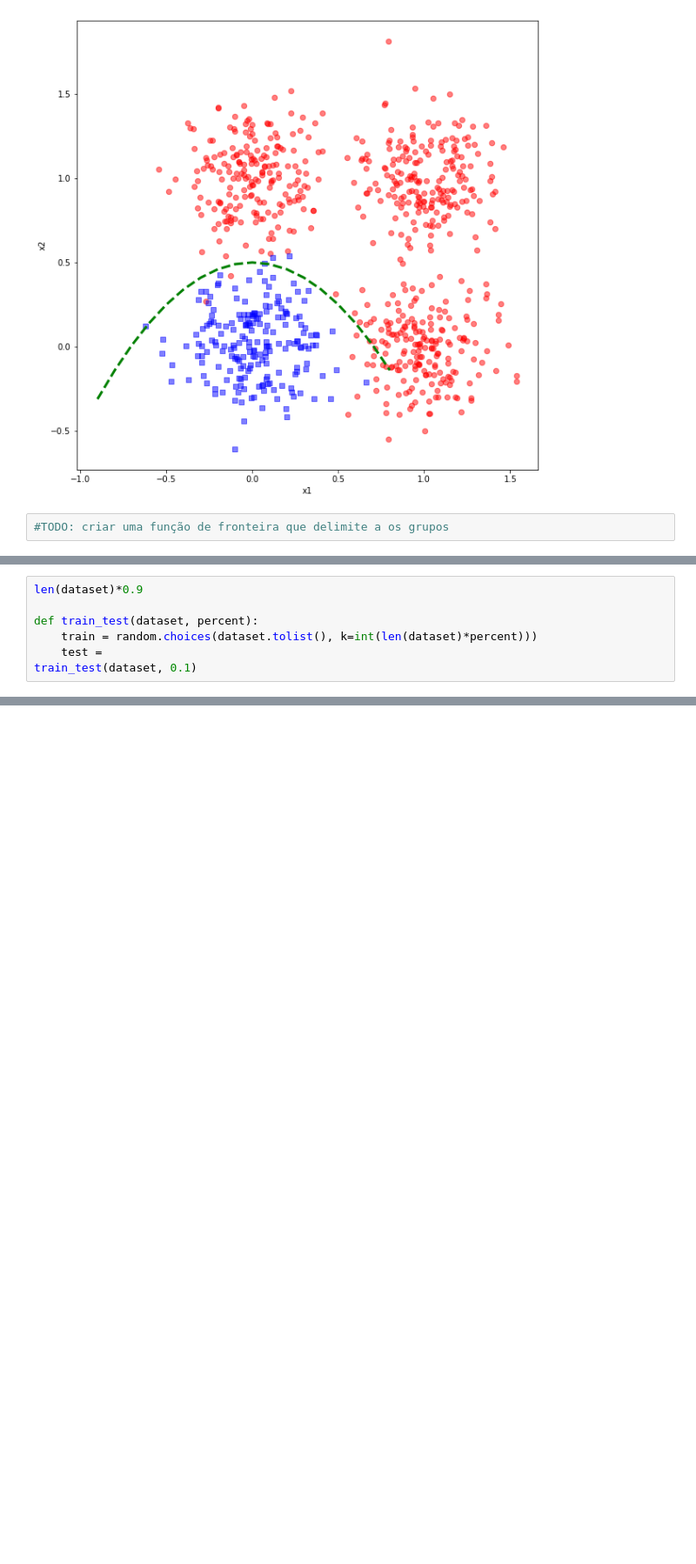
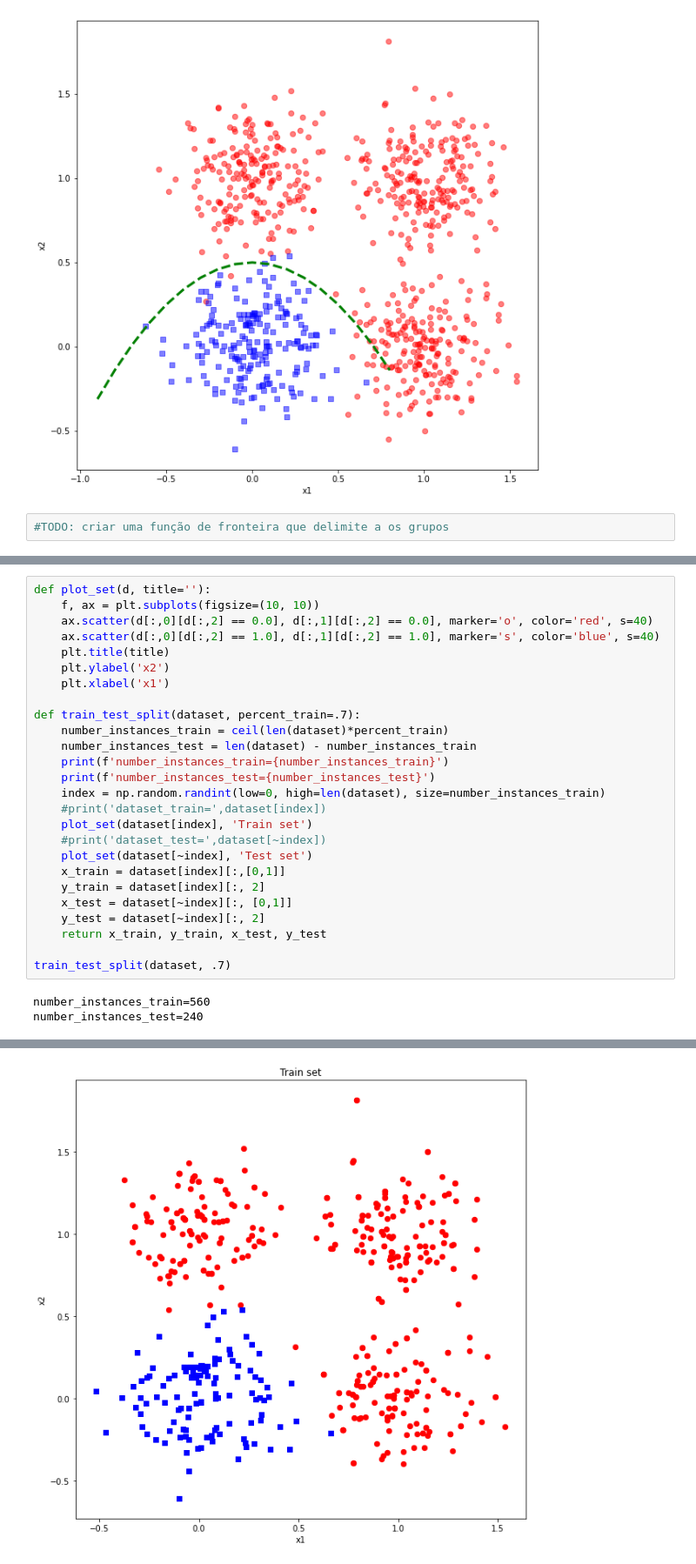
Before and after one commit to userddssilva/Perceptron-PP2-RNA2020.1, a Jupyter notebook: notebooks/validacao_holdout_(parte_3).ipynb, the cells around one changed output, grey strips where cells are left out. Shown at 87% size. Cells and saved outputs as stored; diff of their text form; blank space fills up the shorter version.

Commit message:
Criando uma função para repatir o dataset em treino e teste

```diff
--- a/notebooks/validacao_holdout_(parte_3).ipynb
+++ b/notebooks/validacao_holdout_(parte_3).ipynb
@@ -74,7 +72,0 @@ TypeError: 'int' object is not iterable
-# %%
-len(dataset)*0.9
-
-def train_test(dataset, percent):
-    train = random.choices(dataset.tolist(), k=int(len(dataset)*percent)))
-    test =
-train_test(dataset, 0.1)
@@ -82,0 +85,29 @@ train_test(dataset, 0.1)
+# %%
+def plot_set(d, title=''):
+    f, ax = plt.subplots(figsize=(10, 10))
+    ax.scatter(d[:,0][d[:,2] == 0.0], d[:,1][d[:,2] == 0.0], marker='o', color='red', s=40)
+    ax.scatter(d[:,0][d[:,2] == 1.0], d[:,1][d[:,2] == 1.0], marker='s', color='blue', s=40)
+    plt.title(title)
+    plt.ylabel('x2')
+    plt.xlabel('x1')
+
+def train_test_split(dataset, percent_train=.7):
+    number_instances_train = ceil(len(dataset)*percent_train)
+    number_instances_test = len(dataset) - number_instances_train
+    print(f'number_instances_train={number_instances_train}')
+    print(f'number_instances_test={number_instances_test}')
+    index = np.random.randint(low=0, high=len(dataset), size=number_instances_train)
+    #print('dataset_train=',dataset[index])
+    plot_set(dataset[index], 'Train set')
+    #print('dataset_test=',dataset[~index])
+    plot_set(dataset[~index], 'Test set')
+    x_train = dataset[index][:,[0,1]]
+    y_train = dataset[index][:, 2]
+    x_test = dataset[~index][:, [0,1]]
+    y_test = dataset[~index][:, 2]
+    return x_train, y_train, x_test, y_test
+
+train_test_split(dataset, .7)
+# %% [output]
+number_instances_train=560
+number_instances_test=240
@@ -82,0 +131 @@ train_test(dataset, 0.1)
+[figure, added]
```
Also changed, not shown: parts of 8 cells of this notebook.
